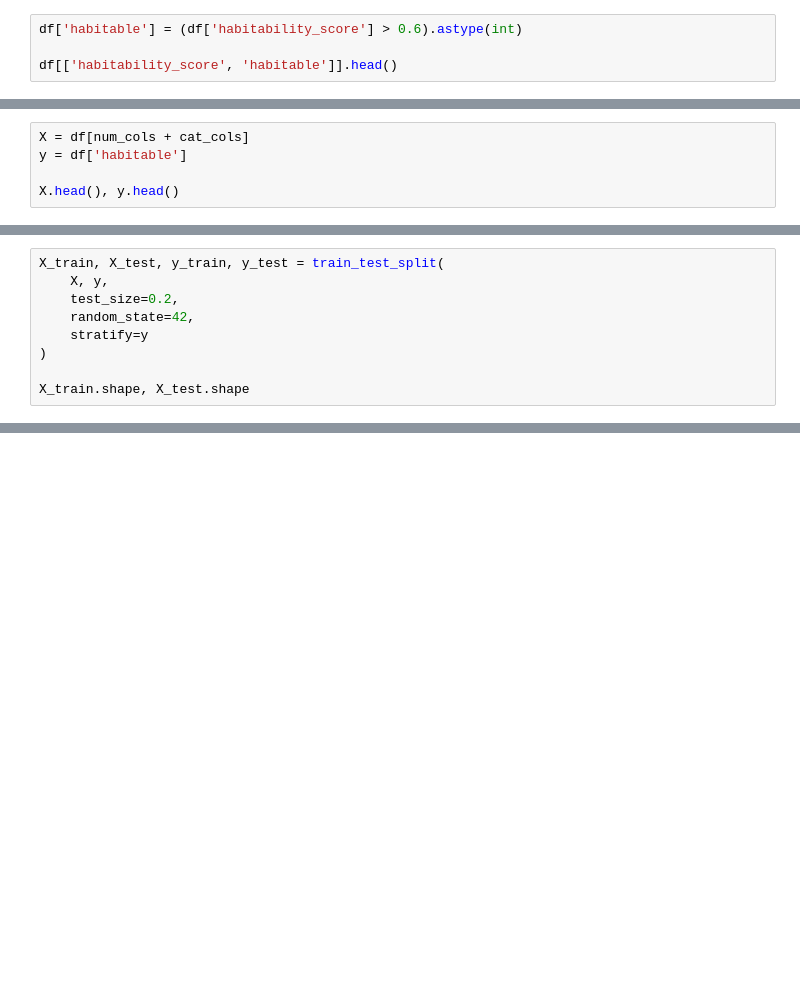
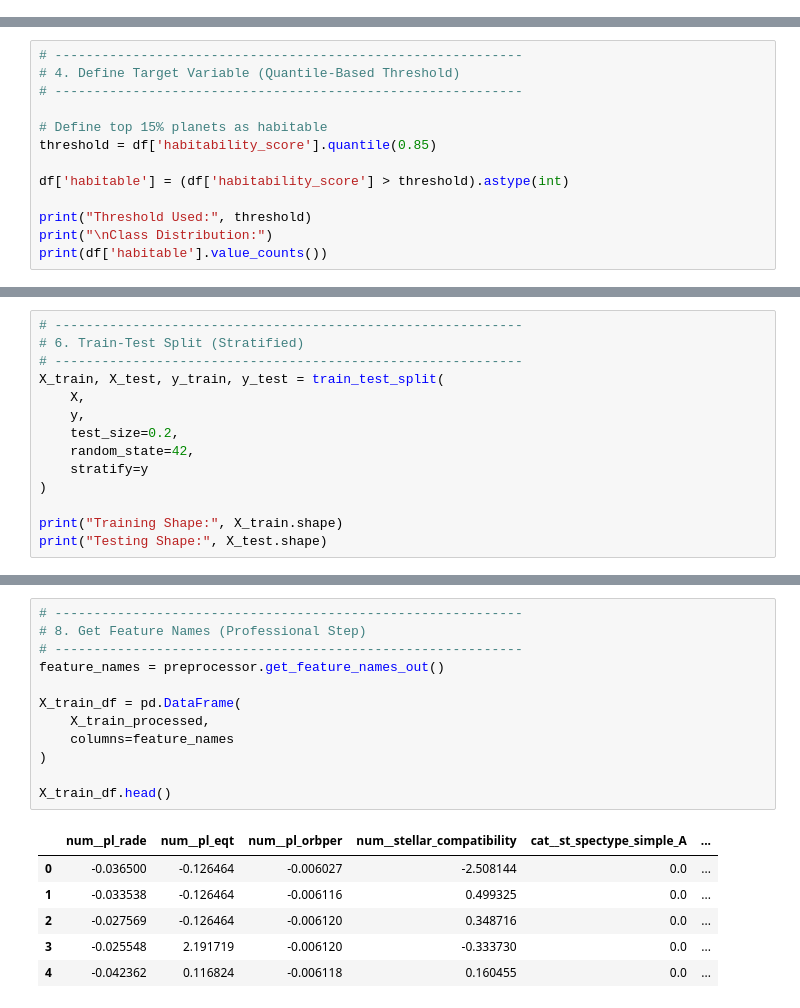
Before and after one commit to ANANYA200421/ExoHabit-AI, a Jupyter notebook: notebooks/Week3_ML_Dataset_Preparation.ipynb, the cells around one changed output, grey strips where cells are left out. Cells and saved outputs as stored; diff of their text form; blank space fills up the shorter version.

```diff
--- a/notebooks/Week3_ML_Dataset_Preparation.ipynb
+++ b/notebooks/Week3_ML_Dataset_Preparation.ipynb
@@ -63,4 +54,0 @@ features were avoided to reduce overfitting.
-# %%
-df['habitable'] = (df['habitability_score'] > 0.6).astype(int)
-
-df[['habitability_score', 'habitable']].head()
@@ -73,0 +55,13 @@ df[['habitability_score', 'habitable']].head()
+# %%
+# ------------------------------------------------------------
+# 4. Define Target Variable (Quantile-Based Threshold)
+# ------------------------------------------------------------
+
+# Define top 15% planets as habitable
+threshold = df['habitability_score'].quantile(0.85)
+
+df['habitable'] = (df['habitability_score'] > threshold).astype(int)
+
+print("Threshold Used:", threshold)
+print("\nClass Distribution:")
+print(df['habitable'].value_counts())
@@ -94,5 +84,0 @@ plt.show()
-# %%
-X = df[num_cols + cat_cols]
-y = df['habitable']
-
-X.head(), y.head()
@@ -112,10 +85,15 @@ X.head(), y.head()
 # %%
+# ------------------------------------------------------------
+# 6. Train-Test Split (Stratified)
+# ------------------------------------------------------------
 X_train, X_test, y_train, y_test = train_test_split(
-    X, y,
+    X,
+    y,
     test_size=0.2,
     random_state=42,
     stratify=y
 )
 
-X_train.shape, X_test.shape
+print("Training Shape:", X_train.shape)
+print("Testing Shape:", X_test.shape)
 # %% [output]
@@ -174 +120,20 @@ pd.DataFrame(
+# %%
+# ------------------------------------------------------------
+# 8. Get Feature Names (Professional Step)
+# ------------------------------------------------------------
+feature_names = preprocessor.get_feature_names_out()
+
+X_train_df = pd.DataFrame(
+    X_train_processed,
+    columns=feature_names
+)
+
+X_train_df.head()
+# %% [output]
+|  | num__pl_rade | num__pl_eqt | num__pl_orbper | num__stellar_compatibility | cat__st_spectype_simple_A | ... |
+| 0 | -0.036500 | -0.126464 | -0.006027 | -2.508144 | 0.0 | ... |
+| 1 | -0.033538 | -0.126464 | -0.006116 | 0.499325 | 0.0 | ... |
+| 2 | -0.027569 | -0.126464 | -0.006120 | 0.348716 | 0.0 | ... |
+| 3 | -0.025548 | 2.191719 | -0.006120 | -0.333730 | 0.0 | ... |
+| 4 | -0.042362 | 0.116824 | -0.006118 | 0.160455 | 0.0 | ... |
 # %%
```
Also changed, not shown: parts of 22 cells of this notebook, 22 other files.
